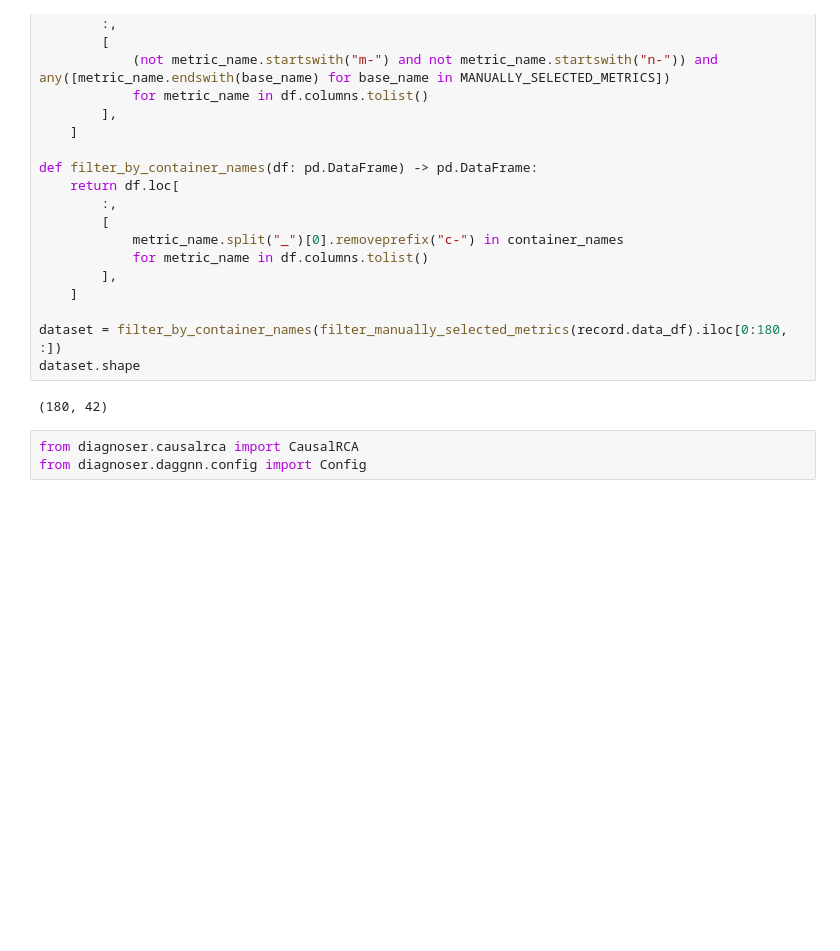
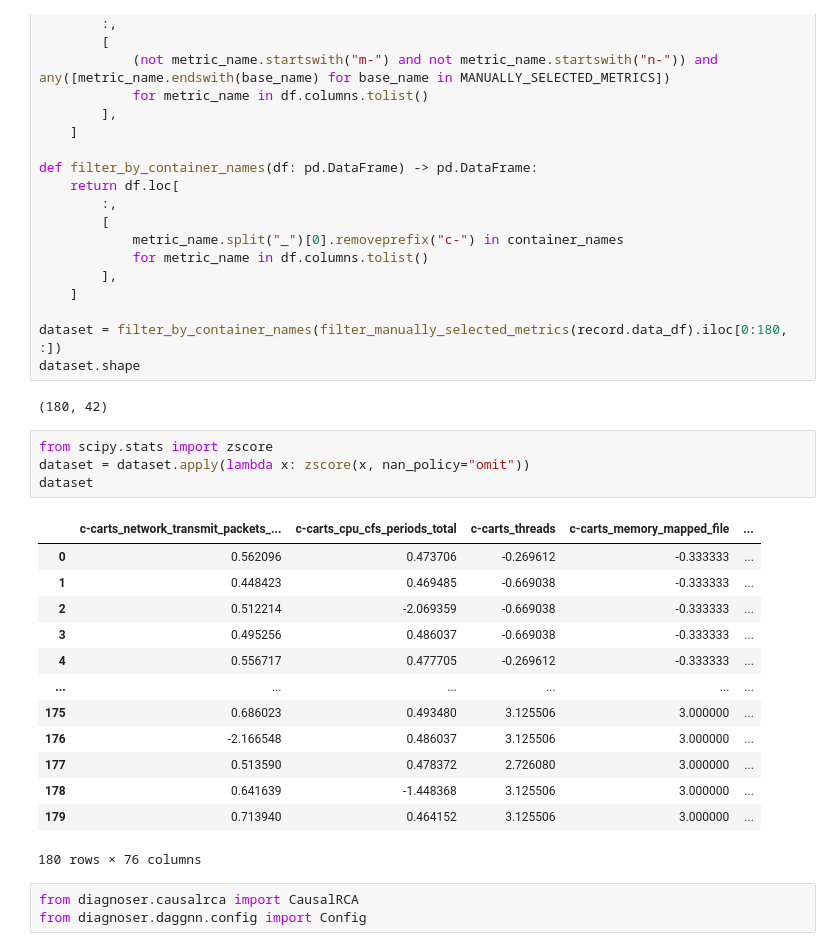
Before and after one commit to XuRepository/meltria-analyzer, a Jupyter notebook: notebooks/causalrca.ipynb, the cells around one changed output. Saved outputs shown, nothing was run; the diff lists cells and outputs as text; blank space fills up the shorter version.

```diff
--- a/notebooks/causalrca.ipynb
+++ b/notebooks/causalrca.ipynb
@@ -119,6 +119,24 @@ dataset = filter_by_container_names(filter_manually_selected_metrics(record.data
 dataset.shape
 # %% [output]
 (180, 42)
+# %%
+from scipy.stats import zscore
+dataset = dataset.apply(lambda x: zscore(x, nan_policy="omit"))
+dataset
+# %% [output]
+|  | c-carts_network_transmit_packets_... | c-carts_cpu_cfs_periods_total | c-carts_threads | c-carts_memory_mapped_file | ... |
+| 0 | 0.562096 | 0.473706 | -0.269612 | -0.333333 | ... |
+| 1 | 0.448423 | 0.469485 | -0.669038 | -0.333333 | ... |
+| 2 | 0.512214 | -2.069359 | -0.669038 | -0.333333 | ... |
+| 3 | 0.495256 | 0.486037 | -0.669038 | -0.333333 | ... |
+| 4 | 0.556717 | 0.477705 | -0.269612 | -0.333333 | ... |
+| ... | ... | ... | ... | ... | ... |
+| 175 | 0.686023 | 0.493480 | 3.125506 | 3.000000 | ... |
+| 176 | -2.166548 | 0.486037 | 3.125506 | 3.000000 | ... |
+| 177 | 0.513590 | 0.478372 | 2.726080 | 3.000000 | ... |
+| 178 | 0.641639 | -1.448368 | 3.125506 | 3.000000 | ... |
+| 179 | 0.713940 | 0.464152 | 3.125506 | 3.000000 | ... |
+180 rows × 76 columns
 # %%
 from diagnoser.causalrca import CausalRCA
 from diagnoser.daggnn.config import Config
```
Also changed, not shown: parts of 5 cells of this notebook, 4 other files.
